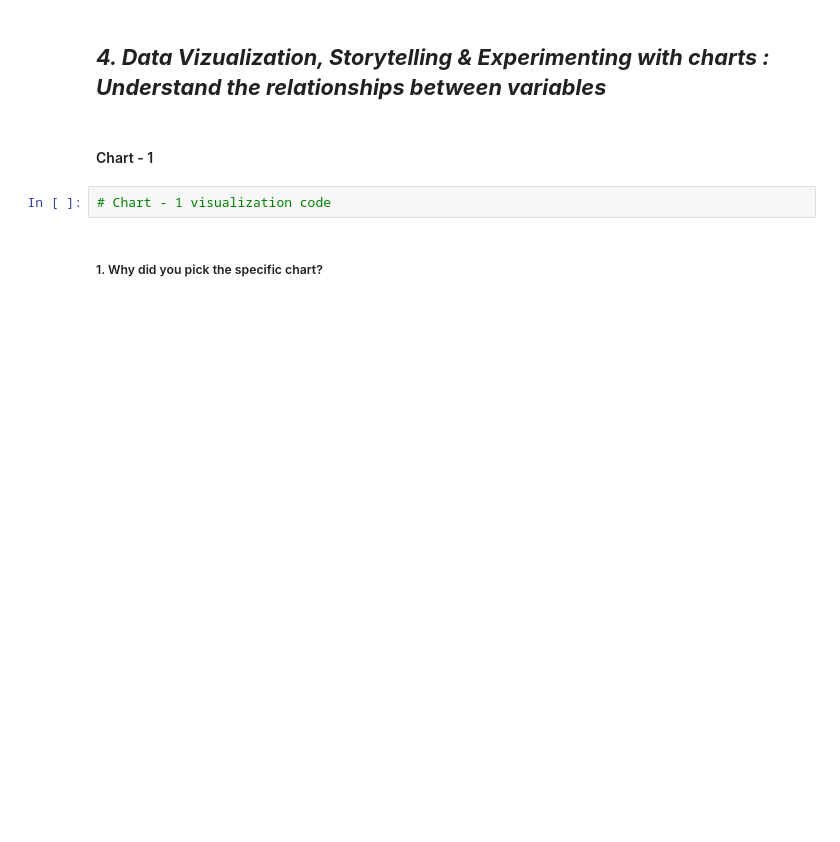
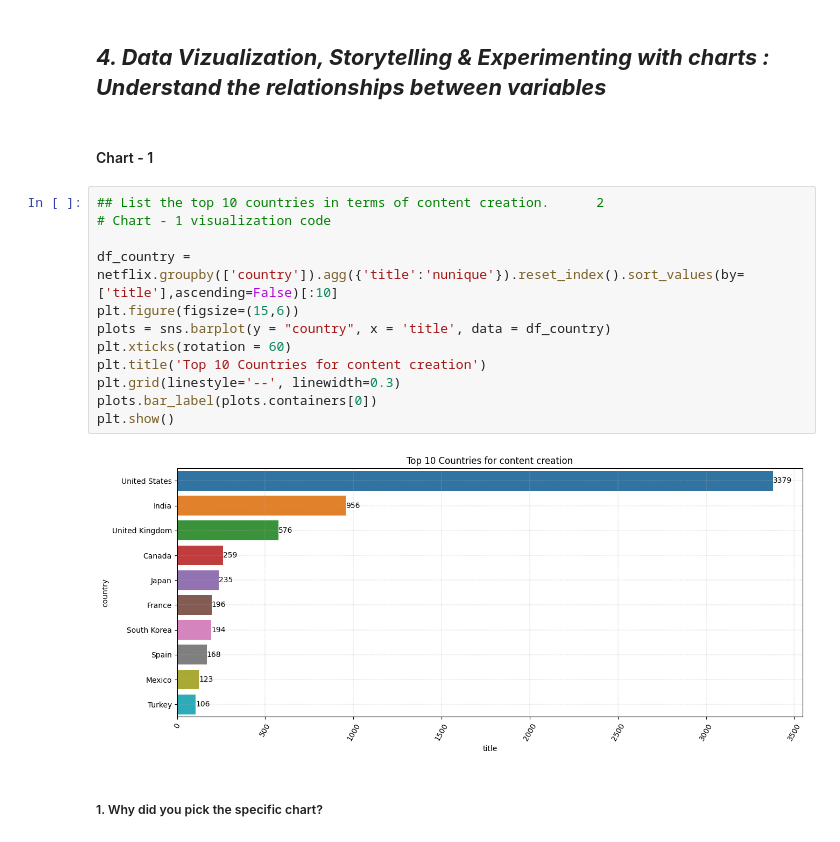
Before and after one commit to OmprakashDebata/Netflix_Content_Clustering, a Jupyter notebook: Project_Netflix.ipynb, the cells around one changed output. Saved outputs shown, nothing was run; the diff lists cells and outputs as text; blank space fills up the shorter version.

```diff
--- a/Project_Netflix.ipynb
+++ b/Project_Netflix.ipynb
@@ -530,8 +533,20 @@ netflix_data.head().T
 ## ***4. Data Vizualization, Storytelling & Experimenting with charts : Understand the relationships between variables***
 # %% [markdown]
 #### Chart - 1
-# %%
-# Chart - 1 visualization code
+# %%
+## List the top 10 countries in terms of content creation.      2
+# Chart - 1 visualization code
+
+df_country = netflix.groupby(['country']).agg({'title':'nunique'}).reset_index().sort_values(by=['title'],ascending=False)[:10]
+plt.figure(figsize=(15,6))
+plots = sns.barplot(y = "country", x = 'title', data = df_country)
+plt.xticks(rotation = 60)
+plt.title('Top 10 Countries for content creation')
+plt.grid(linestyle='--', linewidth=0.3)
+plots.bar_label(plots.containers[0])
+plt.show()
+# %% [output]
+[figure, added]
 # %% [markdown]
 ##### 1. Why did you pick the specific chart?
 # %% [markdown]
```
Also changed, not shown: parts of 66 cells of this notebook.
